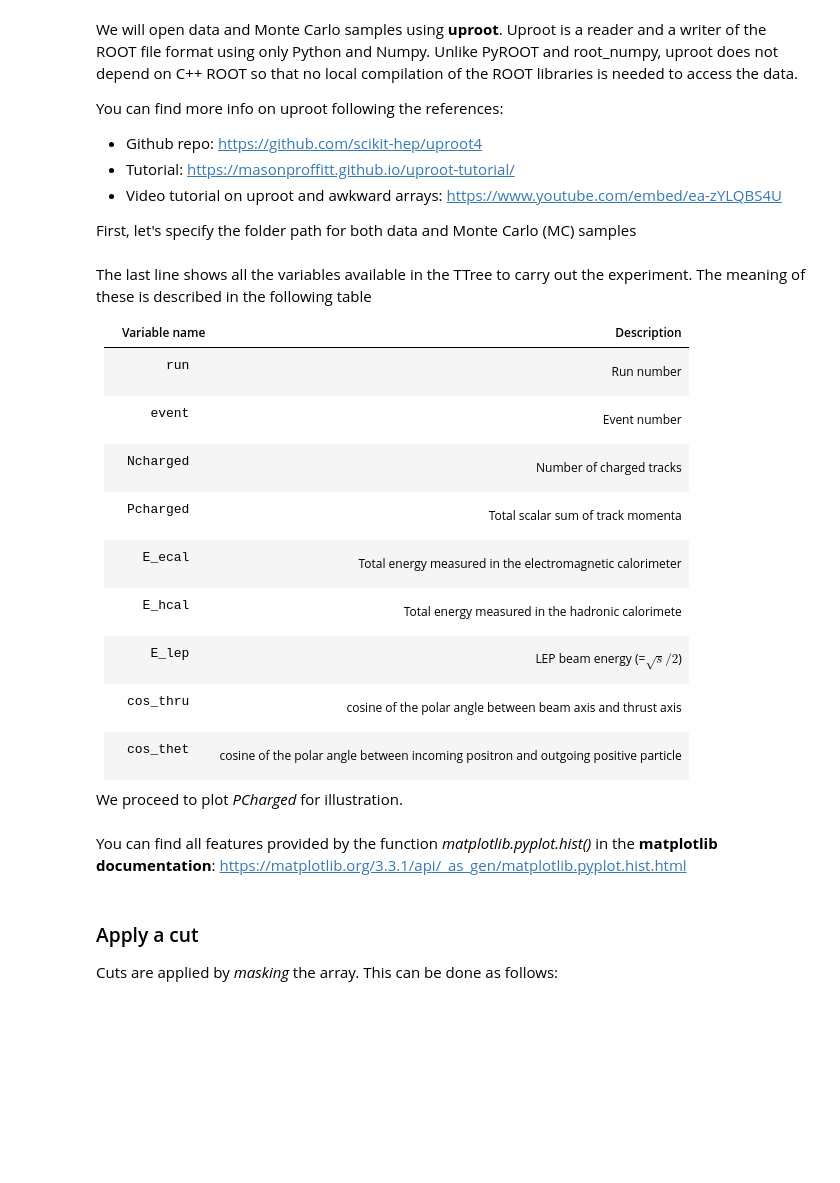
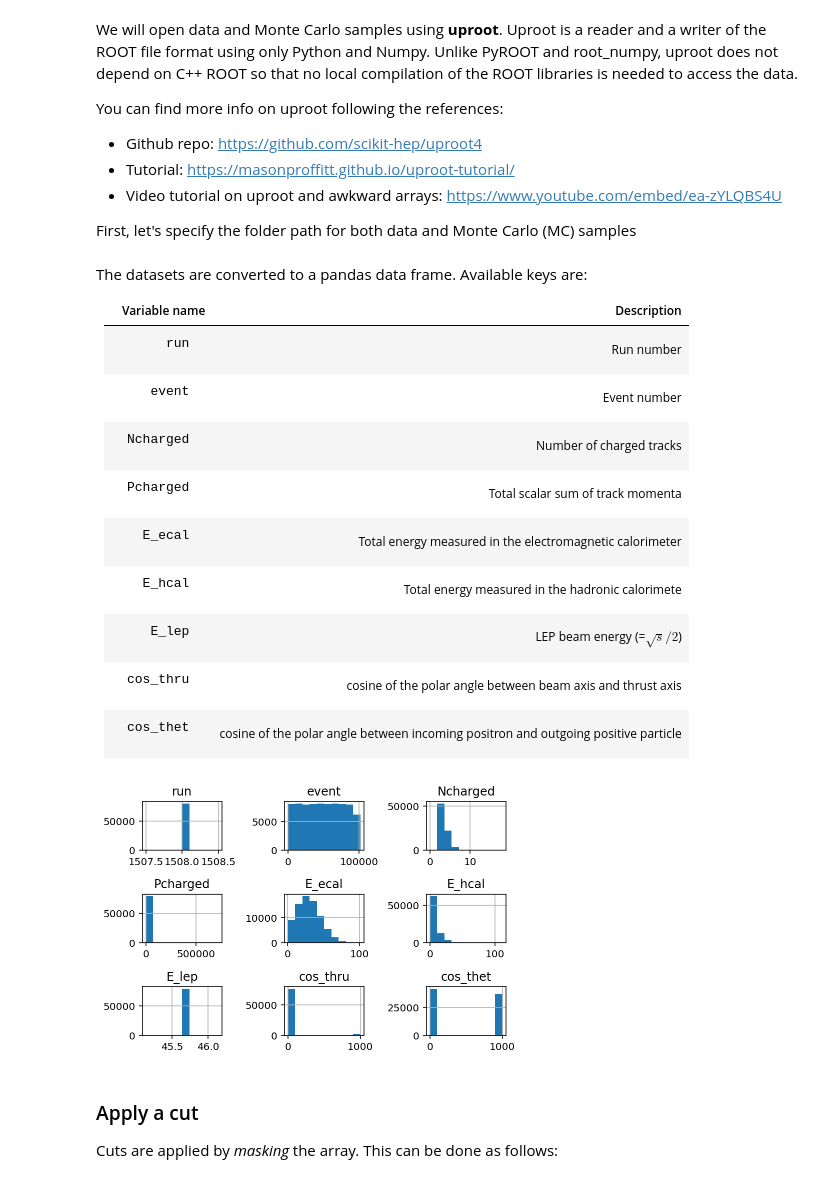
Before and after one commit to robingrether/z0-precisionmeasurement, a Jupyter notebook: z0_experiment.ipynb, the cells around one changed output. Cells and saved outputs as stored; diff of their text form; code cells hidden in the pictures; blank space fills up the shorter version.

Commit message:
Read-in of Monte Carlo simulations into pandas (now really)

```diff
--- a/z0_experiment.ipynb
+++ b/z0_experiment.ipynb
@@ -66,5 +48,29 @@ print(pchar.max())
+# %%
+path_mc = 'opal_data/mc/'   # monte-carlo simulations
+
+### Open the file introducing file path
+ee = uproot.open(path_mc+'ee.root')
+mm = uproot.open(path_mc+'mm.root')
+tt = uproot.open(path_mc+'tt.root')
+hh = uproot.open(path_mc+'hh.root')
+ttree_name = 'myTTree'
+
+### Get list of 'branches' of the TTree (i.e. list of variable names)
+keys = mm[ttree_name].keys()
+
+## Load branches
+ee_branches = ee[ttree_name].arrays()
+mm_branches = mm[ttree_name].arrays()
+tt_branches = tt[ttree_name].arrays()
+hh_branches = hh[ttree_name].arrays()
+
+## Convert to pandas data frame
+simulated_electron = ak.to_pandas(ee_branches)
+simulated_muon = ak.to_pandas(mm_branches)
+simulated_tau = ak.to_pandas(tt_branches)
+simulated_hadron = ak.to_pandas(hh_branches)
 # %% [markdown]
-The last line shows all the variables available in the TTree to carry out the experiment. The meaning of these is described in the following table
+The datasets are converted to a pandas data frame. Available keys are:
 
 | Variable name | Description |
 | --- | --- |
@@ -77,10 +83,13 @@ The last line shows all the variables available in the TTree to carry out the ex
 | <pre>E_lep</pre> | LEP beam energy (=$\sqrt{s}/2$) |
 | <pre>cos_thru</pre> | cosine of the polar angle between beam axis and thrust axis |
 | <pre>cos_thet</pre> | cosine of the polar angle between incoming positron and outgoing positive particle |
-
-We proceed to plot *PCharged* for illustration.
-# %% [markdown]
-You can find all features provided by the function *matplotlib.pyplot.hist()* in the **matplotlib documentation**: https://matplotlib.org/3.3.1/api/_as_gen/matplotlib.pyplot.hist.html
+# %%
+# Show histograms with pandas
+simulated_tau.hist()
+plt.tight_layout()
+plt.show()
+# %% [output]
+[figure, added]
 # %% [markdown]
 ### Apply a cut
 
```
Also changed, not shown: parts of 3 cells of this notebook.
